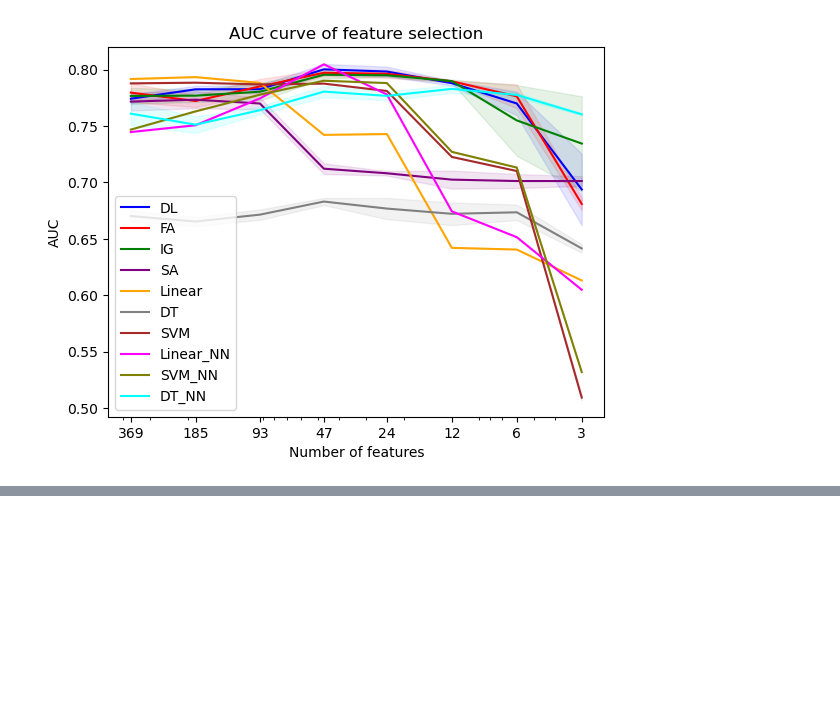
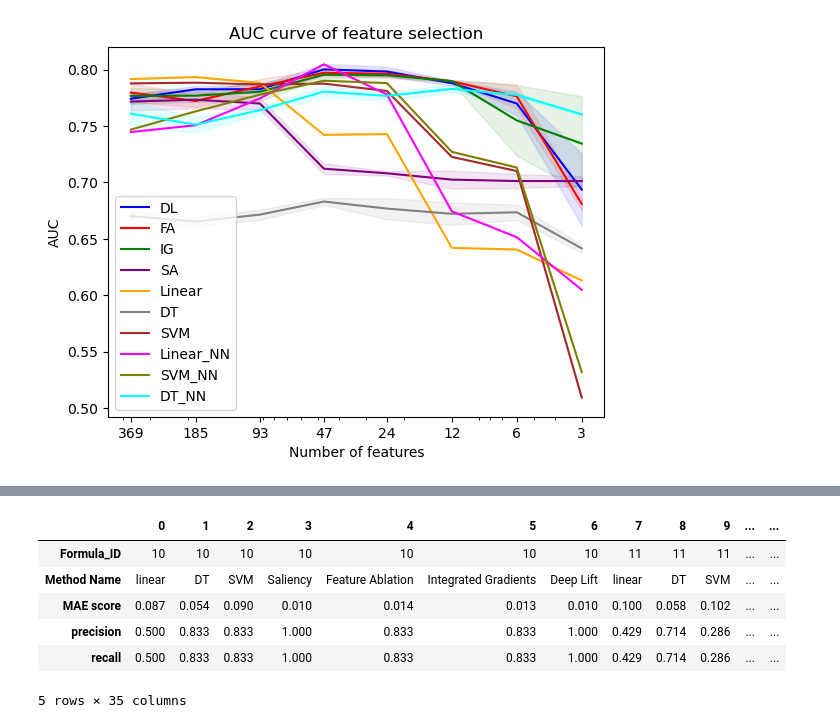
Before and after one commit to geshijoker/ChaosMining, a Jupyter notebook: notebooks/Curve.ipynb, the cells around one changed output, grey strips where cells are left out. Cells and saved outputs as stored; diff of their text form; code cells hidden in the pictures; blank space fills up the shorter version.

Commit message:
simulation results choosing k features

```diff
--- a/notebooks/Curve.ipynb
+++ b/notebooks/Curve.ipynb
@@ -244,0 +207,23 @@ DT_feat[1]
+# %%
+def get_result(formula_id,method_name,repeat_id):
+
+    with open(f'./result_simulation/{formula_id}_{method_name}_{repeat_id}.pkl','rb') as file:
+        i_th_result = pickle.load(file)
+        score_curve = i_th_result['score']
+        precision_curve = i_th_result['precision']
+        recall_curve = i_th_result['recall']
+        feature_curve = i_th_result['feat']
+        time = i_th_result['time']
+    return score_curve, precision_curve, recall_curve, feature_curve,time
+# %%
+# method_name = 'linear'
+repeat_id = '1'
+rows = []
+for formula_id in range(10,15):
+    for method_name in ['linear','DT','SVM','Saliency','Feature Ablation','Integrated Gradients', 'Deep Lift']:
+        score_curve, precision_curve, recall_curve, feature_curve,time = get_result(formula_id,method_name,repeat_id)
+        # print(score_curve, precision_curve, recall_curve,time)
+        score = score_curve[-1]
+        precision = precision_curve[-1]
+        recall = recall_curve[-1]
+        rows.append([formula_id,method_name,score,precision,recall])
@@ -244,0 +250,18 @@ DT_feat[1]
+# %%
+
+columns = ['Formula_ID', 'Method Name', 'MAE score', 'precision', 'recall']
+
+# Create a DataFrame
+df = pd.DataFrame(rows, columns=columns)
+# %%
+pd.set_option('display.float_format', '{:.3f}'.format)
+# %%
+df
+# %% [output]
+|  | 0 | 1 | 2 | 3 | 4 | 5 | 6 | 7 | 8 | 9 | ... | ... |
+| Formula_ID | 10 | 10 | 10 | 10 | 10 | 10 | 10 | 11 | 11 | 11 | ... | ... |
+| Method Name | linear | DT | SVM | Saliency | Feature Ablation | Integrated Gradients | Deep Lift | linear | DT | SVM | ... | ... |
+| MAE score | 0.087 | 0.054 | 0.090 | 0.010 | 0.014 | 0.013 | 0.010 | 0.100 | 0.058 | 0.102 | ... | ... |
+| precision | 0.500 | 0.833 | 0.833 | 1.000 | 0.833 | 0.833 | 1.000 | 0.429 | 0.714 | 0.286 | ... | ... |
+| recall | 0.500 | 0.833 | 0.833 | 1.000 | 0.833 | 0.833 | 1.000 | 0.429 | 0.714 | 0.286 | ... | ... |
+5 rows × 35 columns
```
Also changed, not shown: parts of 5 cells of this notebook, 40 other files.
